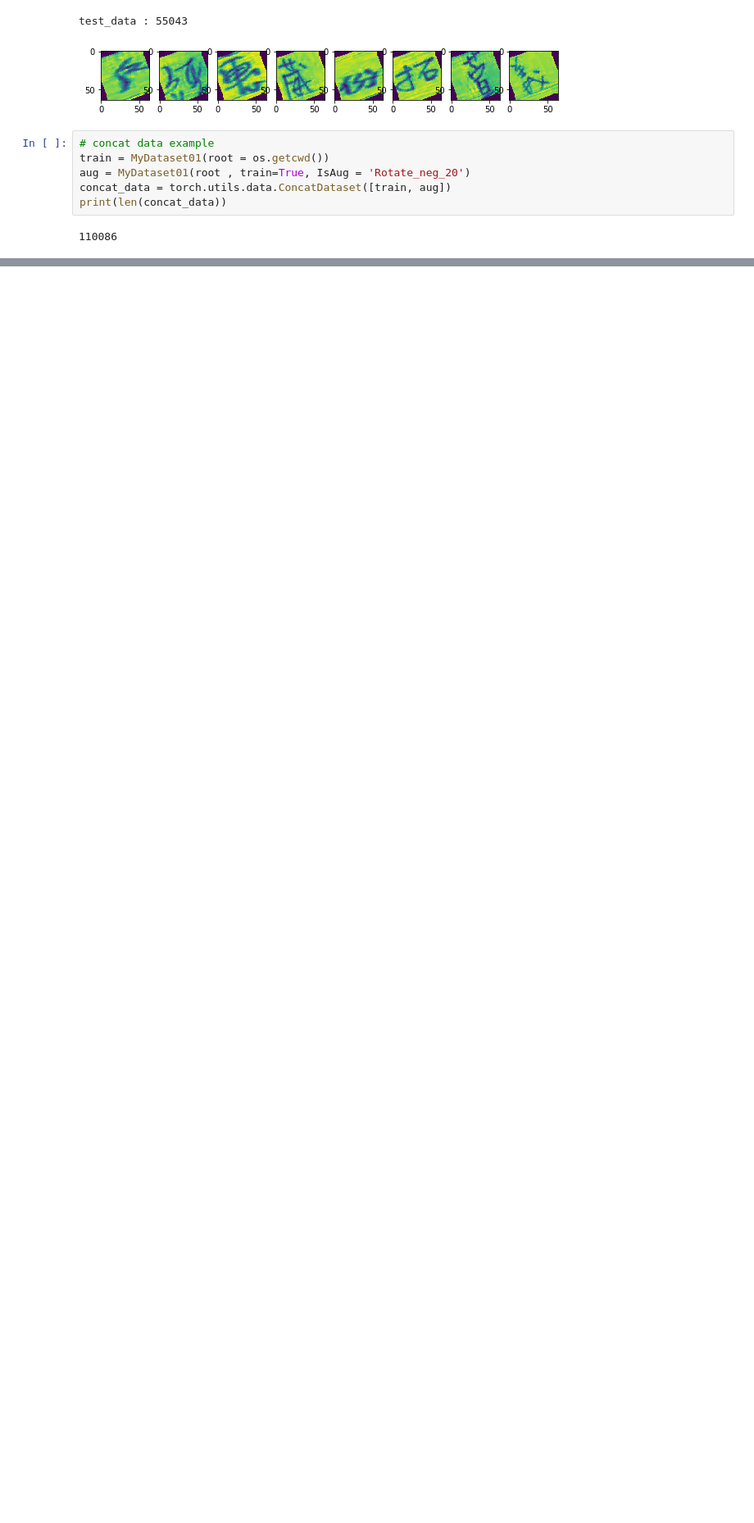
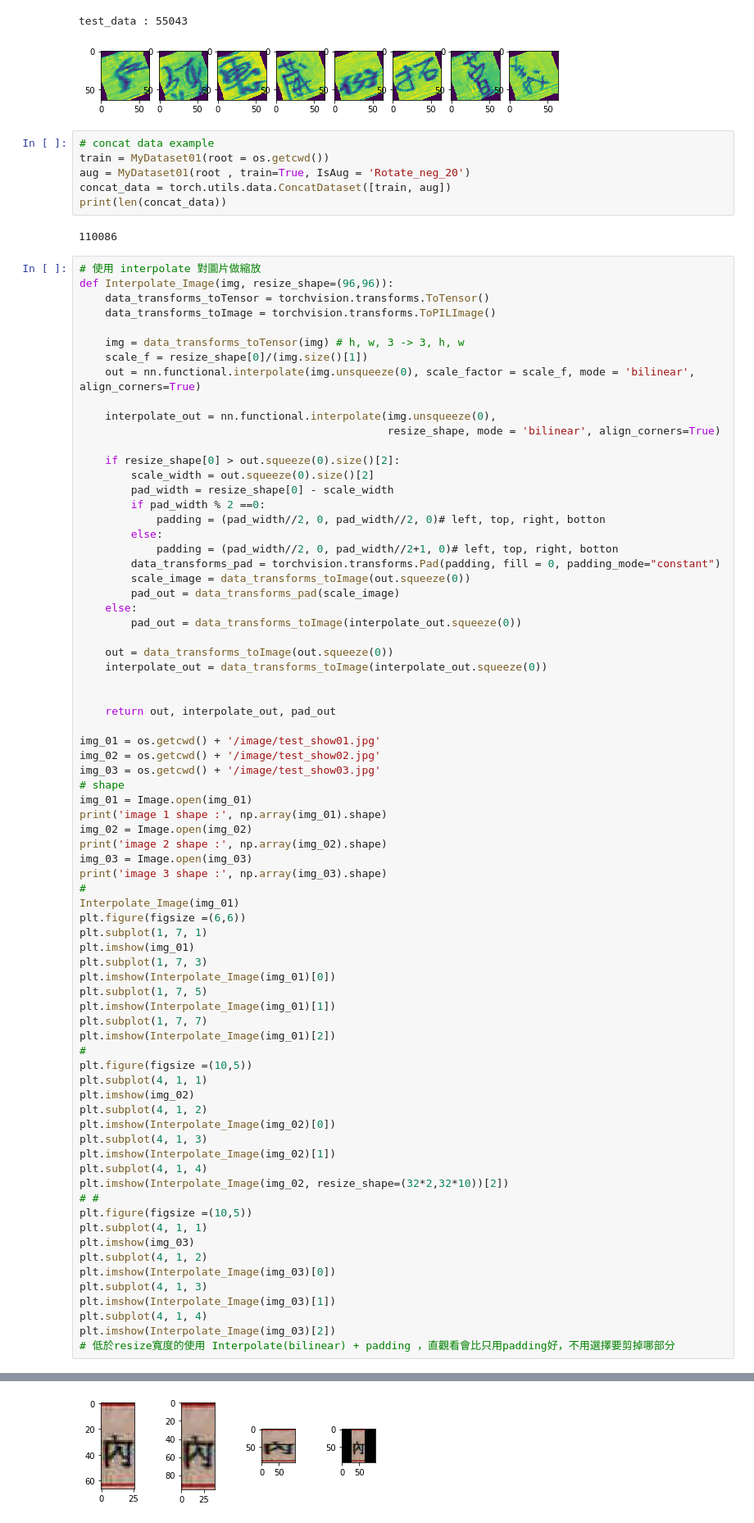
Before and after one commit to jp298486/competition, a Jupyter notebook: Competition/competition2021_04-07_release/MyDataset_Info_20210407.ipynb, the cells around one changed output, grey strips where cells are left out. Shown at 82% size. Saved outputs shown, nothing was run; the diff lists cells and outputs as text; blank space fills up the shorter version.

```diff
--- a/Competition/competition2021_04-07_release/MyDataset_Info_20210407.ipynb
+++ b/Competition/competition2021_04-07_release/MyDataset_Info_20210407.ipynb
@@ -323,3 +323,78 @@ concat_data = torch.utils.data.ConcatDataset([train, aug])
 print(len(concat_data))
 # %% [output]
 110086
+# %%
+# 使用 interpolate 對圖片做縮放
+def Interpolate_Image(img, resize_shape=(96,96)):
+    data_transforms_toTensor = torchvision.transforms.ToTensor()
+    data_transforms_toImage = torchvision.transforms.ToPILImage()
+
+    img = data_transforms_toTensor(img) # h, w, 3 -> 3, h, w
+    scale_f = resize_shape[0]/(img.size()[1])
+    out = nn.functional.interpolate(img.unsqueeze(0), scale_factor = scale_f, mode = 'bilinear', align_corners=True)
+
+    interpolate_out = nn.functional.interpolate(img.unsqueeze(0),
+                                                resize_shape, mode = 'bilinear', align_corners=True)
+
+    if resize_shape[0] > out.squeeze(0).size()[2]:
+        scale_width = out.squeeze(0).size()[2]
+        pad_width = resize_shape[0] - scale_width
+        if pad_width % 2 ==0:
+            padding = (pad_width//2, 0, pad_width//2, 0)# left, top, right, botton
+        else:
+            padding = (pad_width//2, 0, pad_width//2+1, 0)# left, top, right, botton
+        data_transforms_pad = torchvision.transforms.Pad(padding, fill = 0, padding_mode="constant")
+        scale_image = data_transforms_toImage(out.squeeze(0))
+        pad_out = data_transforms_pad(scale_image)
+    else:
+        pad_out = data_transforms_toImage(interpolate_out.squeeze(0))
+
+    out = data_transforms_toImage(out.squeeze(0))
+    interpolate_out = data_transforms_toImage(interpolate_out.squeeze(0))
+
+
+    return out, interpolate_out, pad_out
+
+img_01 = os.getcwd() + '/image/test_show01.jpg'
+img_02 = os.getcwd() + '/image/test_show02.jpg'
+img_03 = os.getcwd() + '/image/test_show03.jpg'
+# shape
+img_01 = Image.open(img_01)
+print('image 1 shape :', np.array(img_01).shape)
+img_02 = Image.open(img_02)
+print('image 2 shape :', np.array(img_02).shape)
+img_03 = Image.open(img_03)
+print('image 3 shape :', np.array(img_03).shape)
+#
+Interpolate_Image(img_01)
+plt.figure(figsize =(6,6))
+plt.subplot(1, 7, 1)
+plt.imshow(img_01)
+plt.subplot(1, 7, 3)
+plt.imshow(Interpolate_Image(img_01)[0])
+plt.subplot(1, 7, 5)
+plt.imshow(Interpolate_Image(img_01)[1])
+plt.subplot(1, 7, 7)
+plt.imshow(Interpolate_Image(img_01)[2])
+#
+plt.figure(figsize =(10,5))
+plt.subplot(4, 1, 1)
+plt.imshow(img_02)
+plt.subplot(4, 1, 2)
+plt.imshow(Interpolate_Image(img_02)[0])
+plt.subplot(4, 1, 3)
+plt.imshow(Interpolate_Image(img_02)[1])
+plt.subplot(4, 1, 4)
+plt.imshow(Interpolate_Image(img_02, resize_shape=(32*2,32*10))[2])
+# #
+plt.figure(figsize =(10,5))
+plt.subplot(4, 1, 1)
+plt.imshow(img_03)
+plt.subplot(4, 1, 2)
+plt.imshow(Interpolate_Image(img_03)[0])
+plt.subplot(4, 1, 3)
+plt.imshow(Interpolate_Image(img_03)[1])
+plt.subplot(4, 1, 4)
+plt.imshow(Interpolate_Image(img_03)[2])
+# 低於resize寬度的使用 Interpolate(bilinear) + padding ，直觀看會比只用padding好，不用選擇要剪掉哪部分
+# %% [output]
@@ -325,0 +405 @@ print(len(concat_data))
+[figure, added]
```
Also changed, not shown: parts of 3 cells of this notebook.
